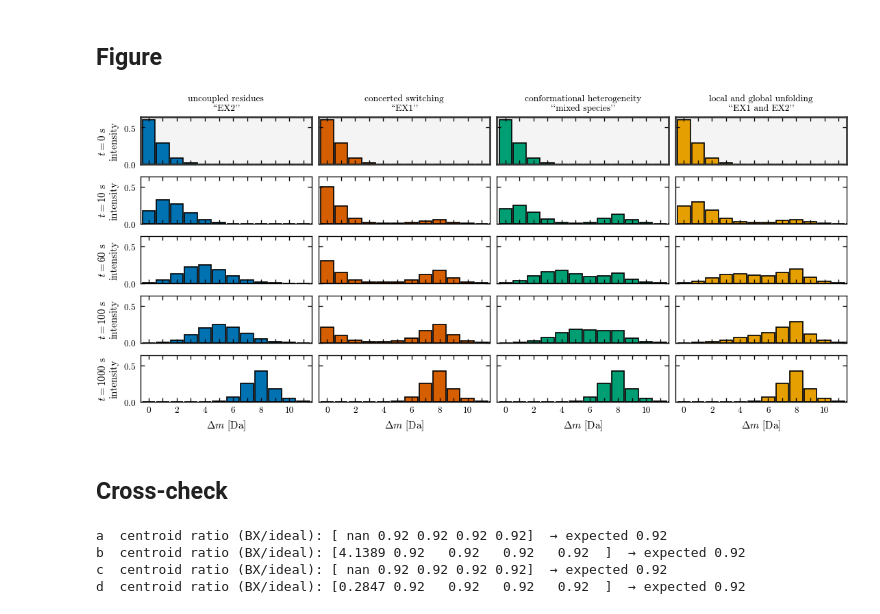
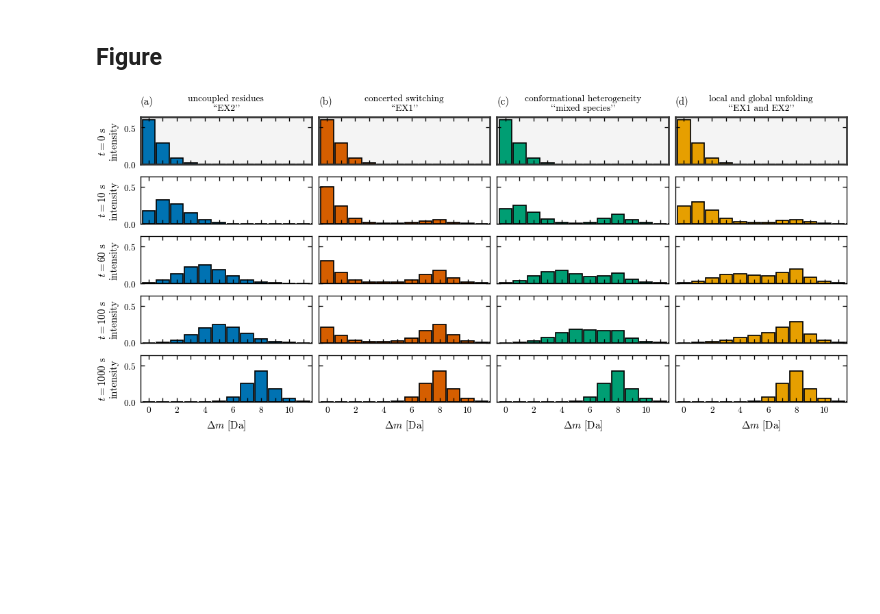
Before and after one commit to pacilab/hdx-envelopes-fk, a Jupyter notebook: notebooks/fig1.ipynb, the cells around one changed output. Drawn from its saved outputs; the diff is of its cells as text; code cells hidden in the pictures; blank space fills up the shorter version.

```diff
--- a/notebooks/fig1.ipynb
+++ b/notebooks/fig1.ipynb
@@ -57,10 +57,10 @@ W_d = np.array(([-kop, +kop],
 model_d = MetastableBasins(pi_basins_c, k_int, W_basin=W_d)
 
 scenarios = [
-    ('a', "uncoupled residues\n``EX2''",                       model_a, COLORS['uncoupled']),
-    ('b', "concerted switching\n``EX1''",                      model_b, COLORS['concerted']),
-    ('c', "conformational heterogeneity\n``mixed species''",   model_c, COLORS['basins']),
-    ('d', "local and global unfolding\n``EX1 and EX2''",       model_d, COLORS['other1']),
+    ('(a)', "uncoupled residues\n``EX2''",                       model_a, COLORS['uncoupled']),
+    ('(b)', "concerted switching\n``EX1''",                      model_b, COLORS['concerted']),
+    ('(c)', "conformational heterogeneity\n``mixed species''",   model_c, COLORS['basins']),
+    ('(d)', "local and global unfolding\n``EX1 and EX2''",       model_d, COLORS['other1']),
 ]
 
 # ---------------------------------------------------------------------------
@@ -98,52 +98,34 @@ for ri, ((label, title, model, col), env_no_bx, env_bx) in enumerate(
         #ax.bar(offs[:env_no_bx.shape[1]], env_no_bx[ti], width=0.9,
         #       color=col, alpha=0.25, edgecolor='none',
         #       label='ideal' if (ti == 0 and ri == 0) else None)
         # foreground: back-exchange-corrected envelope
         ax.bar(offs[:env_bx.shape[1]], env_bx[ti], width=0.9,
                color=col, edgecolor='black', lw=1,
                label=r'back exchange ($\beta=0.92$)' if (ti == 0 and ri == 0) else None)
 
         if ti == 0:
             ax.set_title(title, fontsize=8)
-            ax.text(0.03, 0.94, label, transform=ax.transAxes,
-                    fontsize=9, fontweight='bold', color=col,
+            ax.text(0, 1.45, label, transform=ax.transAxes,
+                    fontsize=9, fontweight='bold', color='k',
                     va='top', ha='left')
             for sp in ax.spines.values():
                 sp.set_linewidth(1.6)
                 sp.set_color('0.2')
             ax.set_facecolor('#f4f4f4')
         if ri == 0:
             ax.set_ylabel(rf'$t={tsnap:g}$ s' + '\n' + r'intensity')
         if ti == len(t_snaps) - 1:
             ax.set_xlabel(r'$\Delta m$ [Da]')
         ax.set_xlim(-0.6, N + 3.6)
         ax.set_xticks(x_ticks, labels=x_ticklabels)
 
 # Single global legend in the very first panel
 #axes[0, 0].legend(loc='upper right', fontsize=6,
 #                  handlelength=1.0, frameon=False,
 #                  borderpad=0.2, labelspacing=0.2)
 
 fig.savefig(os.path.join(PLOTS_DIR,
-            'fig_mass_envelope_phenomenology_backexchange.pdf'))
+            'fig1.pdf'))
 plt.show()
 # %% [output]
-[figure, old version]
+[figure, new version]
-# %% [markdown]
-## Cross-check
-# %%
-kvals = np.arange(N + 1)
-for (label, title, model, col) in scenarios:
-    prob_bx, prob_no_bx, _ = BX.envelope_with_backexchange(
-        model, P, t_snaps, beta)
-    m_bx    = (prob_bx    * kvals).sum(axis=1)
-    m_no_bx = (prob_no_bx * kvals).sum(axis=1)
-    ratio = np.divide(m_bx, m_no_bx,
-                       out=np.full_like(m_bx, np.nan),
-                       where=m_no_bx > 0)
-    print(f'{label}  centroid ratio (BX/ideal): {ratio.round(4)}  → expected {beta[0]:.2f}')
-# %% [output]
-a  centroid ratio (BX/ideal): [ nan 0.92 0.92 0.92 0.92]  → expected 0.92
-b  centroid ratio (BX/ideal): [4.1389 0.92   0.92   0.92   0.92  ]  → expected 0.92
-c  centroid ratio (BX/ideal): [ nan 0.92 0.92 0.92 0.92]  → expected 0.92
-d  centroid ratio (BX/ideal): [0.2847 0.92   0.92   0.92   0.92  ]  → expected 0.92
```
Also changed, not shown: 1 other file.
